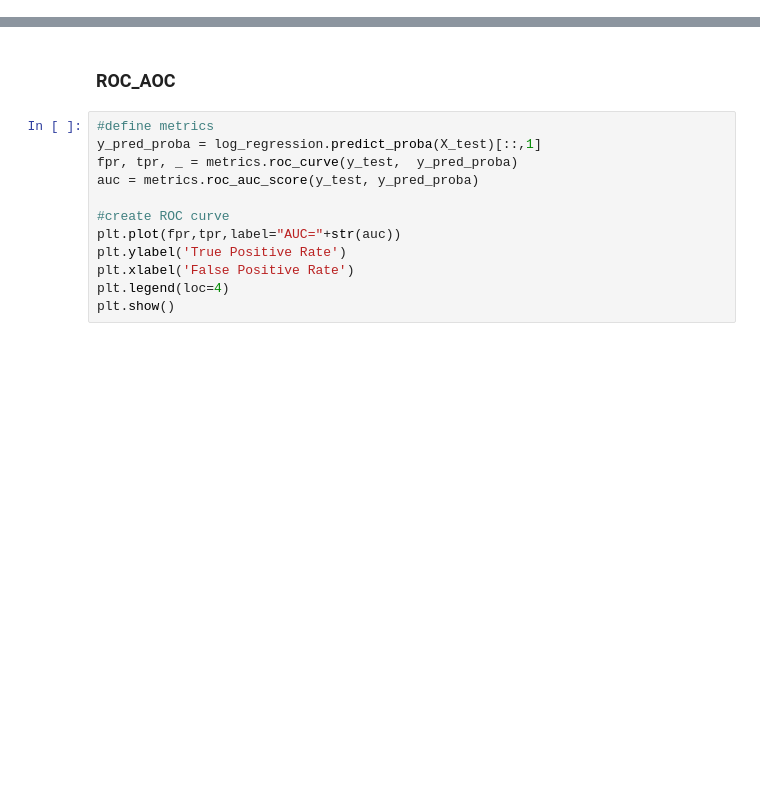
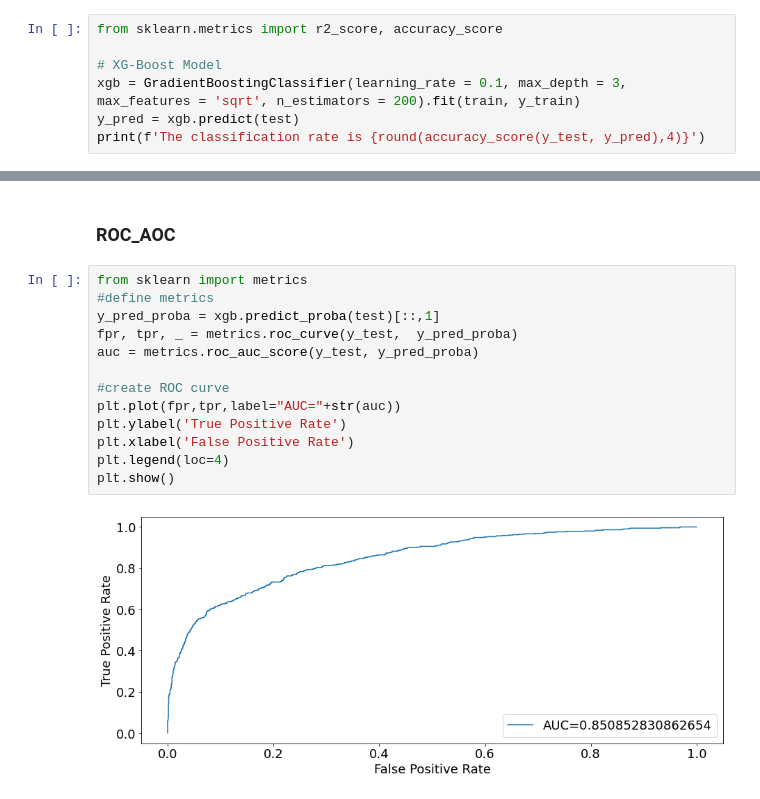
Before and after one commit to Yoyoyamato/churn_modeling, a Jupyter notebook: EDA.ipynb, the cells around one changed output, grey strips where cells are left out. Drawn from its saved outputs; the diff is of its cells as text; blank space fills up the shorter version.

Commit message:
selecting the best  model and seeing the model performance

```diff
--- a/EDA.ipynb
+++ b/EDA.ipynb
@@ -619,3 +614,10 @@ Increase the number of iterations (max_iter) or scale the data as shown in:
 nnc = MLPClassifier(hidden_layer_sizes = (8, 8), max_iter = 500, solver = 'adam')
 # %% [markdown]
 ### Best Model Performance
+# %%
+from sklearn.metrics import r2_score, accuracy_score
+
+# XG-Boost Model
+xgb = GradientBoostingClassifier(learning_rate = 0.1, max_depth = 3, max_features = 'sqrt', n_estimators = 200).fit(train, y_train)
+y_pred = xgb.predict(test)
+print(f'The classification rate is {round(accuracy_score(y_test, y_pred),4)}')
@@ -731,14 +742,17 @@ NameError: name 'cf_matrix' is not defined
 # %% [markdown]
 ### ROC_AOC
 # %%
+from sklearn import metrics
 #define metrics
-y_pred_proba = log_regression.predict_proba(X_test)[::,1]
+y_pred_proba = xgb.predict_proba(test)[::,1]
 fpr, tpr, _ = metrics.roc_curve(y_test,  y_pred_proba)
 auc = metrics.roc_auc_score(y_test, y_pred_proba)
 
 #create ROC curve
 plt.plot(fpr,tpr,label="AUC="+str(auc))
 plt.ylabel('True Positive Rate')
 plt.xlabel('False Positive Rate')
 plt.legend(loc=4)
 plt.show()
+# %% [output]
+[figure, added]
```
Also changed, not shown: parts of 14 cells of this notebook.
